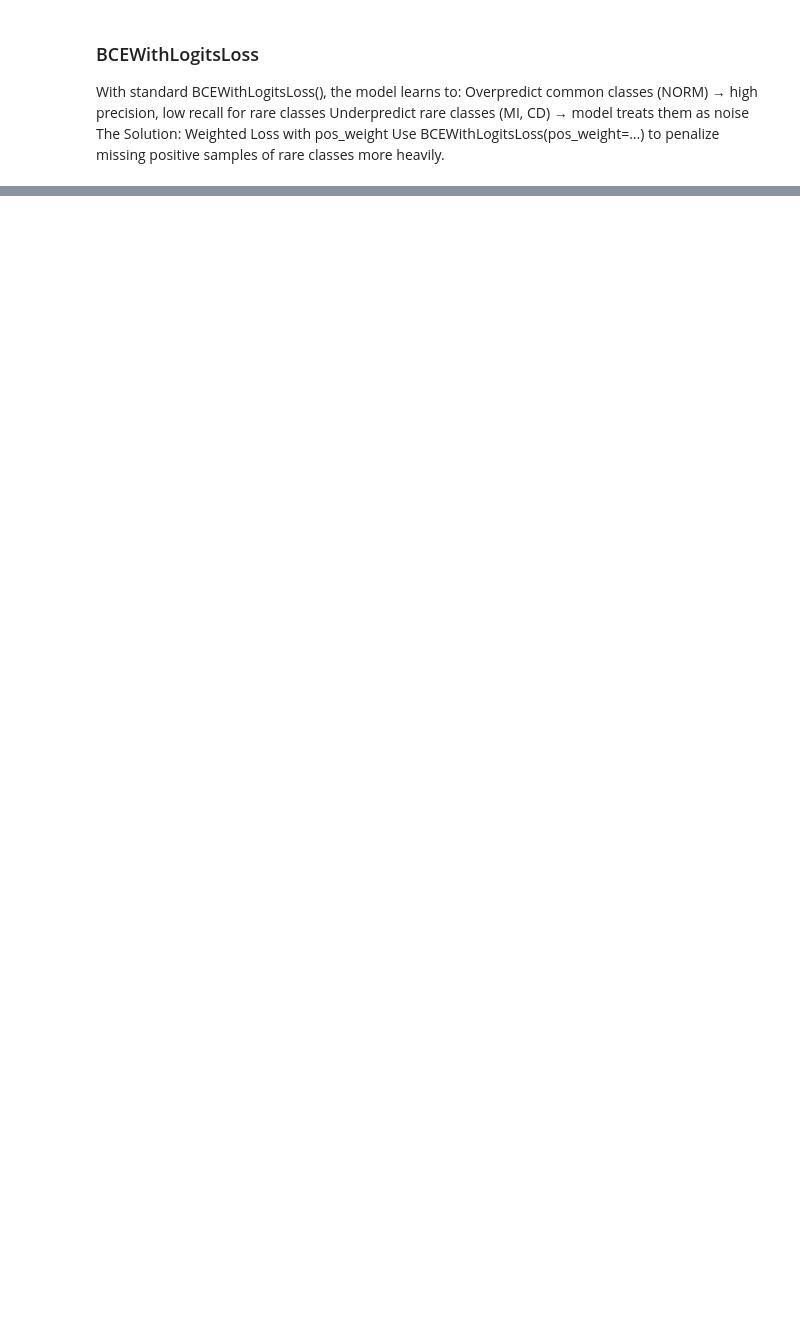
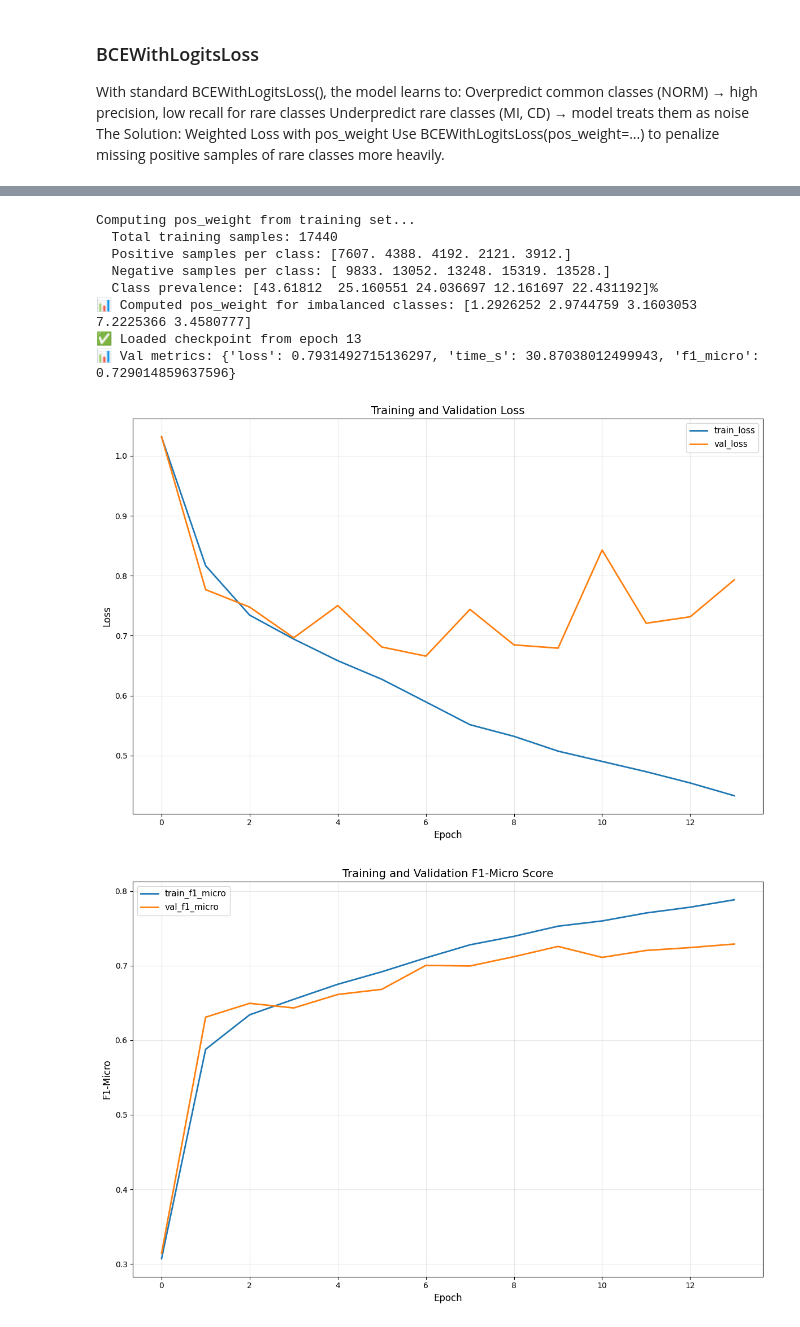
Before and after one commit to galbar8/LMU_S4, a Jupyter notebook: src/notebooks/ptbxl/ptbxl_s4.ipynb, the cells around one changed output, grey strips where cells are left out. Drawn from its saved outputs; the diff is of its cells as text; code cells hidden in the pictures; blank space fills up the shorter version.

```diff
--- a/src/notebooks/ptbxl/ptbxl_s4.ipynb
+++ b/src/notebooks/ptbxl/ptbxl_s4.ipynb
@@ -170,38 +160,27 @@ Epoch 010/100 | train 0.4902/0.7600 | val 0.8429/0.7111 | t 955.9s/38.6s | lr 9.
 # %%
 import matplotlib.pyplot as plt
 from src.utils.checkpoint import load_trainer_from_checkpoint
 
 trainer = load_trainer_from_checkpoint(
     checkpoint_path="./runs/ptbxl_s4_task/best.pt",
     args=args,
     task=PTBXLTask(),
 )
 
 history = trainer.history
 
-# Loss plot
-plt.figure(figsize=(12, 8))
-plt.plot(history["train_loss"], label="train_loss", linewidth=2)
-plt.plot(history["val_loss"], label="val_loss", linewidth=2)
-plt.xlabel("Epoch", fontsize=12)
-plt.ylabel("Loss", fontsize=12)
-plt.legend(fontsize=11)
-plt.title("Training and Validation Loss", fontsize=14)
-plt.grid(True, alpha=0.3)
-plt.tight_layout()
-plt.show()
-
-# F1-Micro plot
-plt.figure(figsize=(12, 8))
-plt.plot(history["train_f1_micro"], label="train_f1_micro", linewidth=2)
-plt.plot(history["val_f1_micro"], label="val_f1_micro", linewidth=2)
-plt.xlabel("Epoch", fontsize=12)
-plt.ylabel("F1-Micro", fontsize=12)
-plt.legend(fontsize=11)
-plt.title("Training and Validation F1-Micro Score", fontsize=14)
-plt.grid(True, alpha=0.3)
-plt.tight_layout()
-plt.show()
+plot_history(history)
+# %% [output]
+Computing pos_weight from training set...
+  Total training samples: 17440
+  Positive samples per class: [7607. 4388. 4192. 2121. 3912.]
+  Negative samples per class: [ 9833. 13052. 13248. 15319. 13528.]
+  Class prevalence: [43.61812  25.160551 24.036697 12.161697 22.431192]%
+📊 Computed pos_weight for imbalanced classes: [1.2926252 2.9744759 3.1603053 7.2225366 3.4580777]
+✅ Loaded checkpoint from epoch 13
+📊 Val metrics: {'loss': 0.7931492715136297, 'time_s': 30.87038012499943, 'f1_micro': 0.729014859637596}
+[figure, added]
+[figure, added]
 # %%
 from ptbxl_eval import evaluate_best_model, print_evaluation_results
 
```
Also changed, not shown: parts of 7 cells of this notebook, 22 other files.
